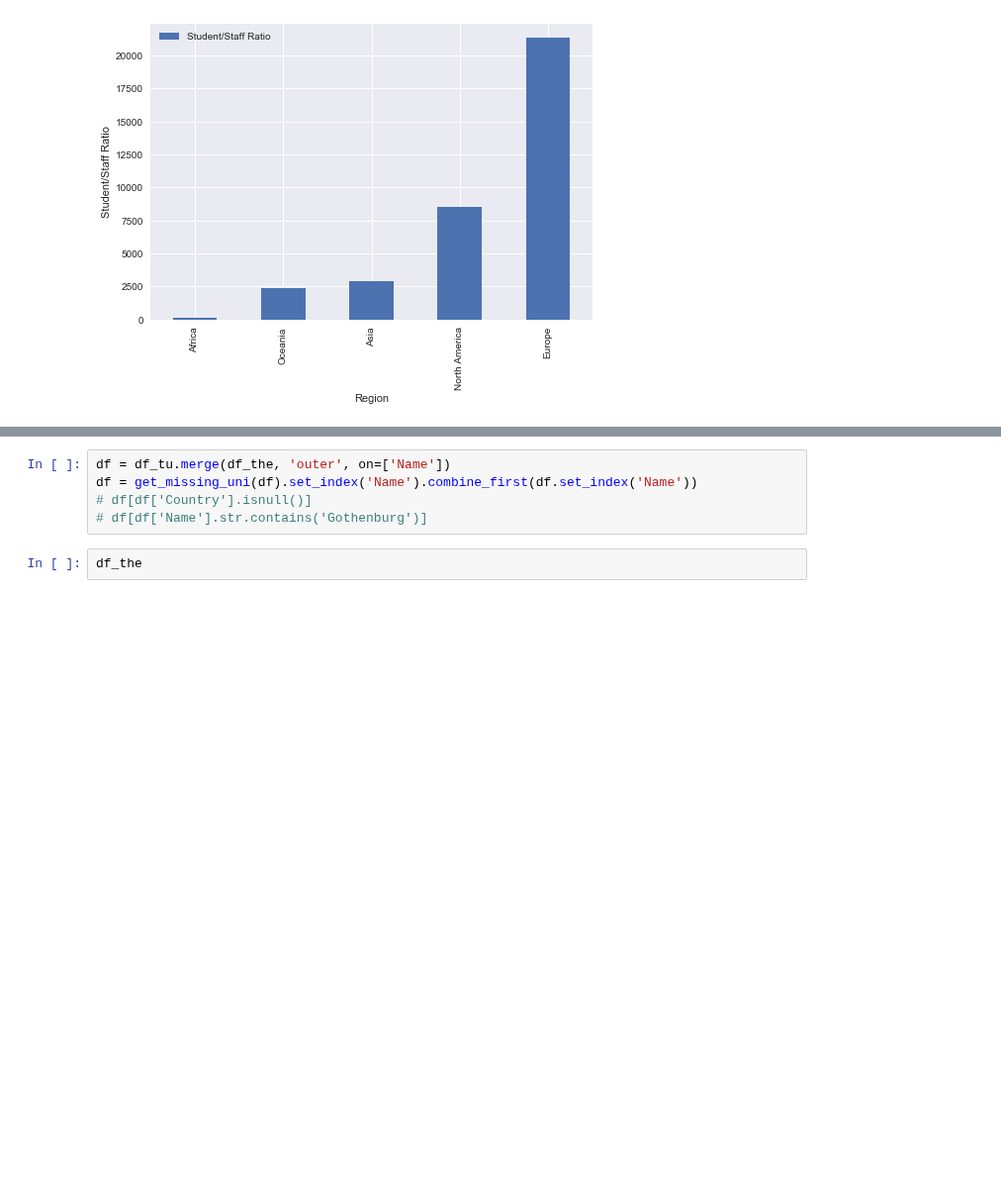
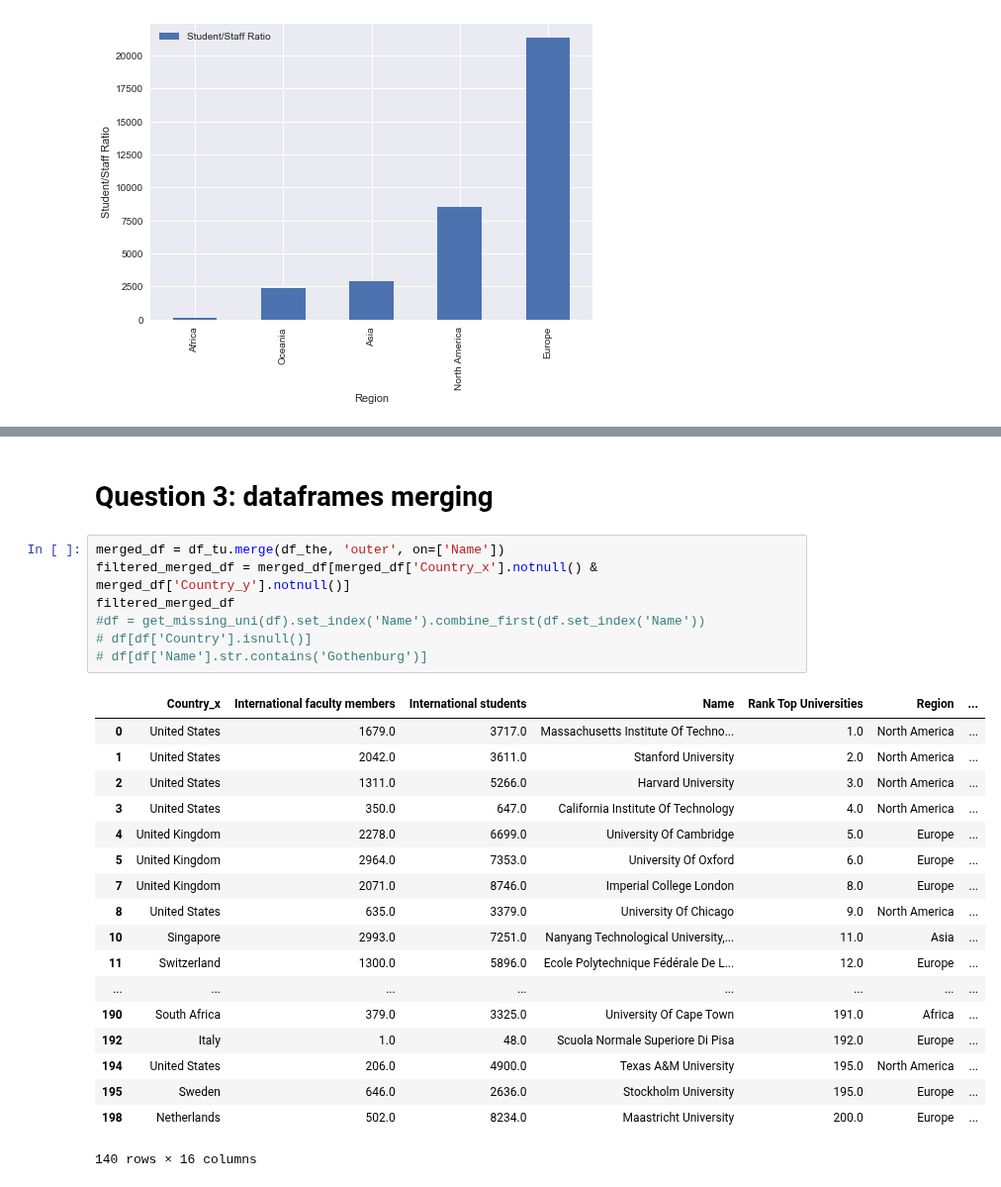
Before and after one commit to raphaelBarman/ADA-dh, a Jupyter notebook: 02 - Data from the Web/Homework 2.ipynb, the cells around one changed output, grey strips where cells are left out. Shown at 99% size. Saved outputs shown, nothing was run; the diff lists cells and outputs as text; blank space fills up the shorter version.

```diff
--- a/02 - Data from the Web/Homework 2.ipynb
+++ b/02 - Data from the Web/Homework 2.ipynb
@@ -280,9 +278,30 @@ plot(df_the_QBD, region, number_international_student, region, number_internatio
 # %% [output]
 [figure]
+# %% [markdown]
+# Question 3: dataframes merging
 # %%
-df = df_tu.merge(df_the, 'outer', on=['Name'])
-df = get_missing_uni(df).set_index('Name').combine_first(df.set_index('Name'))
+merged_df = df_tu.merge(df_the, 'outer', on=['Name'])
+filtered_merged_df = merged_df[merged_df['Country_x'].notnull() & merged_df['Country_y'].notnull()]
+filtered_merged_df
+#df = get_missing_uni(df).set_index('Name').combine_first(df.set_index('Name'))
 # df[df['Country'].isnull()]
 # df[df['Name'].str.contains('Gothenburg')]
+# %% [output]
+|  | Country_x | International faculty members | International students | Name | Rank Top Universities | Region | ... |
+| 0 | United States | 1679.0 | 3717.0 | Massachusetts Institute Of Techno... | 1.0 | North America | ... |
+| 1 | United States | 2042.0 | 3611.0 | Stanford University | 2.0 | North America | ... |
+| 2 | United States | 1311.0 | 5266.0 | Harvard University | 3.0 | North America | ... |
+| 3 | United States | 350.0 | 647.0 | California Institute Of Technology | 4.0 | North America | ... |
+| 4 | United Kingdom | 2278.0 | 6699.0 | University Of Cambridge | 5.0 | Europe | ... |
+| 5 | United Kingdom | 2964.0 | 7353.0 | University Of Oxford | 6.0 | Europe | ... |
+| 7 | United Kingdom | 2071.0 | 8746.0 | Imperial College London | 8.0 | Europe | ... |
+| 8 | United States | 635.0 | 3379.0 | University Of Chicago | 9.0 | North America | ... |
+| 10 | Singapore | 2993.0 | 7251.0 | Nanyang Technological University,... | 11.0 | Asia | ... |
+| 11 | Switzerland | 1300.0 | 5896.0 | Ecole Polytechnique Fédérale De L... | 12.0 | Europe | ... |
+| ... | ... | ... | ... | ... | ... | ... | ... |
+| 190 | South Africa | 379.0 | 3325.0 | University Of Cape Town | 191.0 | Africa | ... |
+| 192 | Italy | 1.0 | 48.0 | Scuola Normale Superiore Di Pisa | 192.0 | Europe | ... |
+| 194 | United States | 206.0 | 4900.0 | Texas A&M University | 195.0 | North America | ... |
+| 195 | Sweden | 646.0 | 2636.0 | Stockholm University | 195.0 | Europe | ... |
+| 198 | Netherlands | 502.0 | 8234.0 | Maastricht University | 200.0 | Europe | ... |
+140 rows × 16 columns
-# %%
-df_the
```
Also changed, not shown: parts of 24 cells of this notebook.
